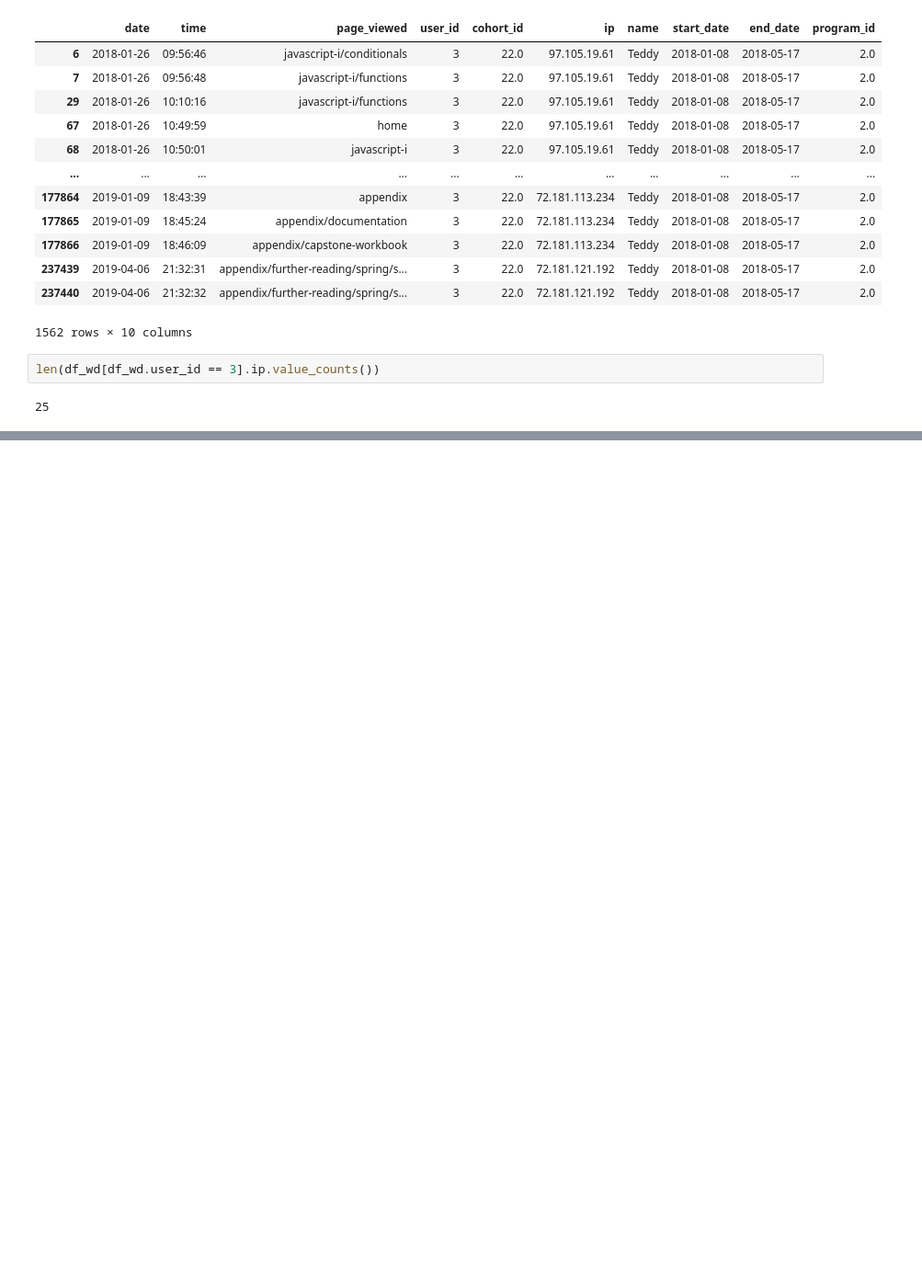
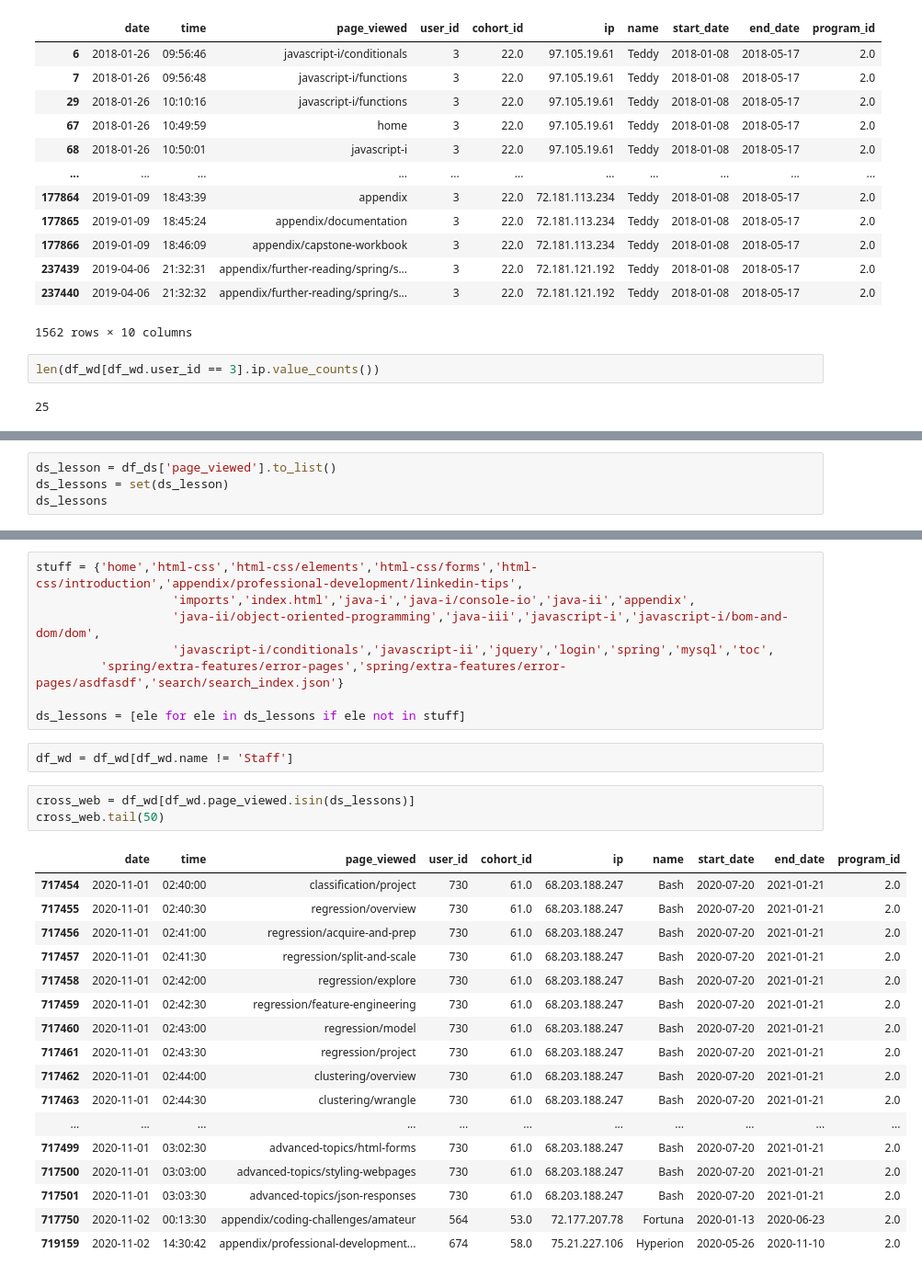
Before and after one commit to AI-Gomez/anomaly-detection-project, a Jupyter notebook: notebook.ipynb, the cells around one changed output, grey strips where cells are left out. Shown at 92% size. Cells and saved outputs as stored; diff of their text form; blank space fills up the shorter version.

```diff
--- a/notebook.ipynb
+++ b/notebook.ipynb
@@ -2509,0 +2516,4 @@ len(df_wd[df_wd.user_id == 3].ip.value_counts())
+# %%
+ds_lesson = df_ds['page_viewed'].to_list()
+ds_lessons = set(ds_lesson)
+ds_lessons
@@ -2509,0 +2538,31 @@ len(df_wd[df_wd.user_id == 3].ip.value_counts())
+# %%
+stuff = {'home','html-css','html-css/elements','html-css/forms','html-css/introduction','appendix/professional-development/linkedin-tips',
+                   'imports','index.html','java-i','java-i/console-io','java-ii','appendix',
+                   'java-ii/object-oriented-programming','java-iii','javascript-i','javascript-i/bom-and-dom/dom',
+                   'javascript-i/conditionals','javascript-ii','jquery','login','spring','mysql','toc',
+         'spring/extra-features/error-pages','spring/extra-features/error-pages/asdfasdf','search/search_index.json'}
+
+ds_lessons = [ele for ele in ds_lessons if ele not in stuff]
+# %%
+df_wd = df_wd[df_wd.name != 'Staff']
+# %%
+cross_web = df_wd[df_wd.page_viewed.isin(ds_lessons)]
+cross_web.tail(50)
+# %% [output]
+|  | date | time | page_viewed | user_id | cohort_id | ip | name | start_date | end_date | program_id |
+| 717454 | 2020-11-01 | 02:40:00 | classification/project | 730 | 61.0 | 68.203.188.247 | Bash | 2020-07-20 | 2021-01-21 | 2.0 |
+| 717455 | 2020-11-01 | 02:40:30 | regression/overview | 730 | 61.0 | 68.203.188.247 | Bash | 2020-07-20 | 2021-01-21 | 2.0 |
+| 717456 | 2020-11-01 | 02:41:00 | regression/acquire-and-prep | 730 | 61.0 | 68.203.188.247 | Bash | 2020-07-20 | 2021-01-21 | 2.0 |
+| 717457 | 2020-11-01 | 02:41:30 | regression/split-and-scale | 730 | 61.0 | 68.203.188.247 | Bash | 2020-07-20 | 2021-01-21 | 2.0 |
+| 717458 | 2020-11-01 | 02:42:00 | regression/explore | 730 | 61.0 | 68.203.188.247 | Bash | 2020-07-20 | 2021-01-21 | 2.0 |
+| 717459 | 2020-11-01 | 02:42:30 | regression/feature-engineering | 730 | 61.0 | 68.203.188.247 | Bash | 2020-07-20 | 2021-01-21 | 2.0 |
+| 717460 | 2020-11-01 | 02:43:00 | regression/model | 730 | 61.0 | 68.203.188.247 | Bash | 2020-07-20 | 2021-01-21 | 2.0 |
+| 717461 | 2020-11-01 | 02:43:30 | regression/project | 730 | 61.0 | 68.203.188.247 | Bash | 2020-07-20 | 2021-01-21 | 2.0 |
+| 717462 | 2020-11-01 | 02:44:00 | clustering/overview | 730 | 61.0 | 68.203.188.247 | Bash | 2020-07-20 | 2021-01-21 | 2.0 |
+| 717463 | 2020-11-01 | 02:44:30 | clustering/wrangle | 730 | 61.0 | 68.203.188.247 | Bash | 2020-07-20 | 2021-01-21 | 2.0 |
+| ... | ... | ... | ... | ... | ... | ... | ... | ... | ... | ... |
+| 717499 | 2020-11-01 | 03:02:30 | advanced-topics/html-forms | 730 | 61.0 | 68.203.188.247 | Bash | 2020-07-20 | 2021-01-21 | 2.0 |
+| 717500 | 2020-11-01 | 03:03:00 | advanced-topics/styling-webpages | 730 | 61.0 | 68.203.188.247 | Bash | 2020-07-20 | 2021-01-21 | 2.0 |
+| 717501 | 2020-11-01 | 03:03:30 | advanced-topics/json-responses | 730 | 61.0 | 68.203.188.247 | Bash | 2020-07-20 | 2021-01-21 | 2.0 |
+| 717750 | 2020-11-02 | 00:13:30 | appendix/coding-challenges/amateur | 564 | 53.0 | 72.177.207.78 | Fortuna | 2020-01-13 | 2020-06-23 | 2.0 |
+| 719159 | 2020-11-02 | 14:30:42 | appendix/professional-development... | 674 | 58.0 | 75.21.227.106 | Hyperion | 2020-05-26 | 2020-11-10 | 2.0 |
```
Also changed, not shown: parts of 8 cells of this notebook.
